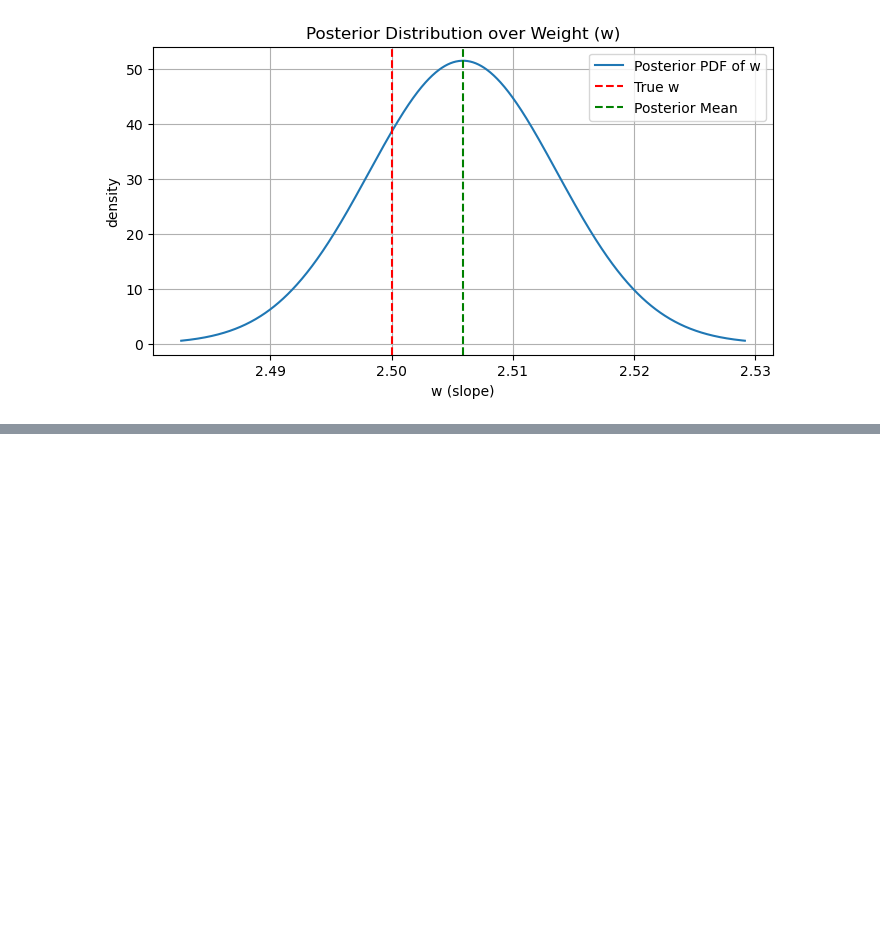
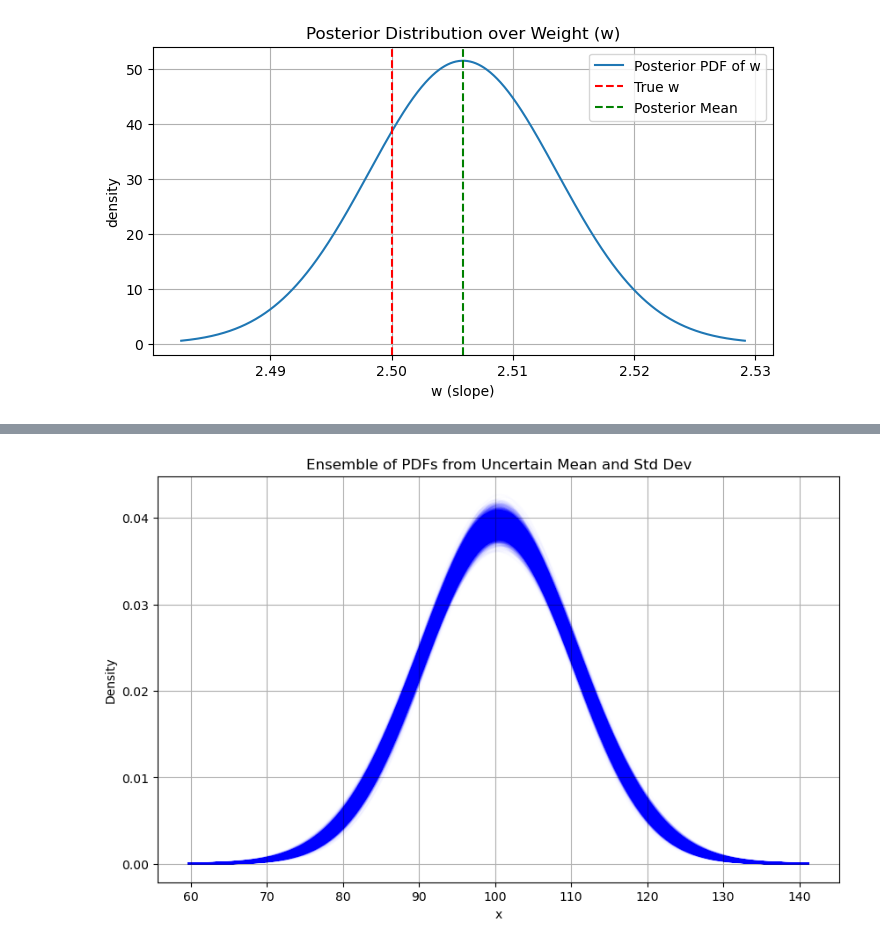
Before and after one commit to derekriceX/Bayesian-Analysis, a Jupyter notebook: C4_numpy_Bayesian_Linear_Regression_10NOV2025.ipynb, the cells around one changed output, grey strips where cells are left out. Cells and saved outputs as stored; diff of their text form; code cells hidden in the pictures; blank space fills up the shorter version.

```diff
--- a/C4_numpy_Bayesian_Linear_Regression_10NOV2025.ipynb
+++ b/C4_numpy_Bayesian_Linear_Regression_10NOV2025.ipynb
@@ -83,0 +124,36 @@ plt.show()
+# %%
+import numpy as np
+import matplotlib.pyplot as plt
+from scipy.stats import norm
+
+# Step 1: Generate data
+data = np.random.normal(100, 10, 1000)
+
+# Step 2: Compute stats
+true_mean = np.mean(data)
+n = len(data)
+std_dev = np.std(data, ddof=1)
+se_mean = std_dev / np.sqrt(n)
+se_std_dev = std_dev / np.sqrt(2 * (n - 1))
+
+# Step 3: Prepare PDF plotting
+sample_size = 10000
+x = np.linspace(true_mean - 4*std_dev, true_mean + 4*std_dev, 1000)
+memory = np.zeros(sample_size)
+
+# Step 4: Plot PDFs from sampled means and std_devs
+plt.figure(figsize=(10, 6))
+for i in range(sample_size):
+    sampled_mean = np.random.normal(true_mean, se_mean)
+    sampled_std = np.abs(np.random.normal(std_dev, se_std_dev))  # std must be positive
+    memory[i] = sampled_mean
+    pdf = norm.pdf(x, loc=sampled_mean, scale=sampled_std)
+    plt.plot(x, pdf, color='blue', alpha=0.01)
+
+plt.title("Ensemble of PDFs from Uncertain Mean and Std Dev")
+plt.xlabel("x")
+plt.ylabel("Density")
+plt.grid(True)
+plt.show()
+# %% [output]
+[figure, added]
```
Also changed, not shown: parts of 3 cells of this notebook.
